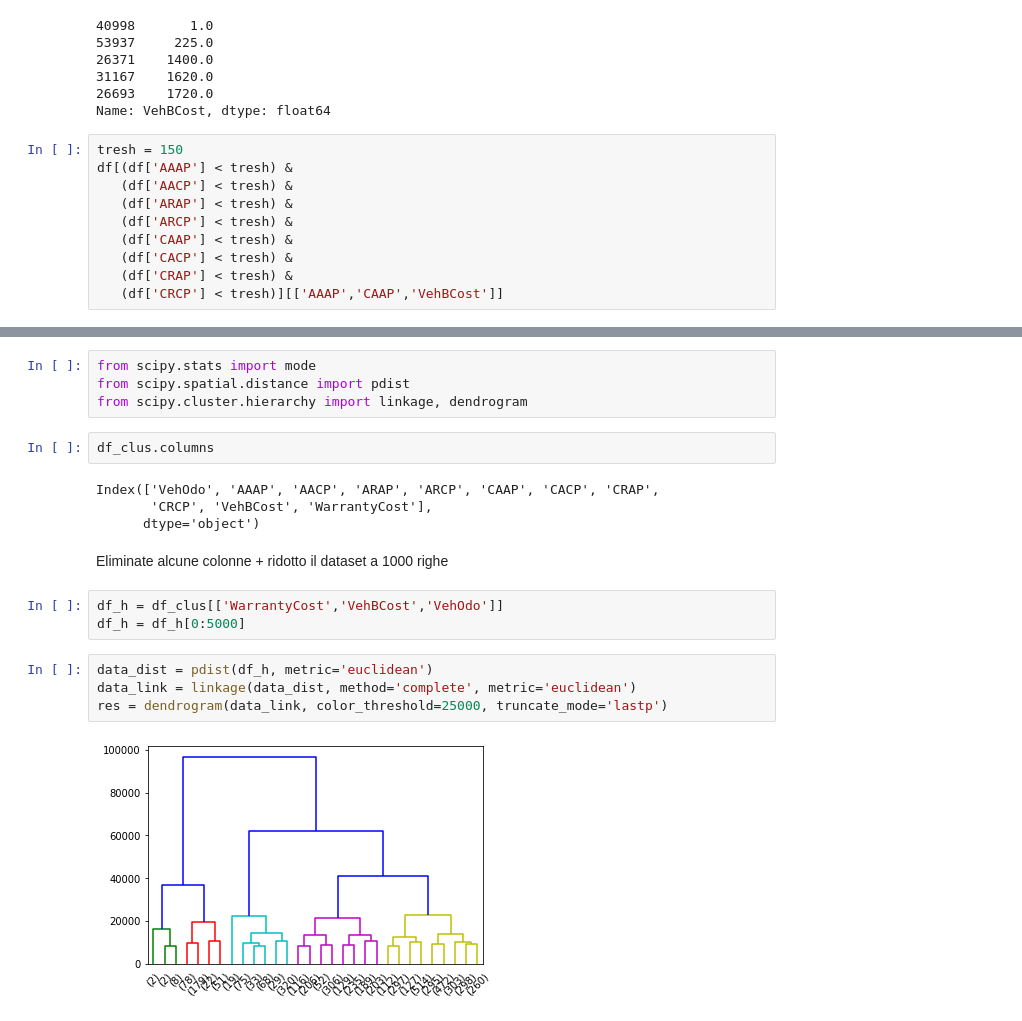
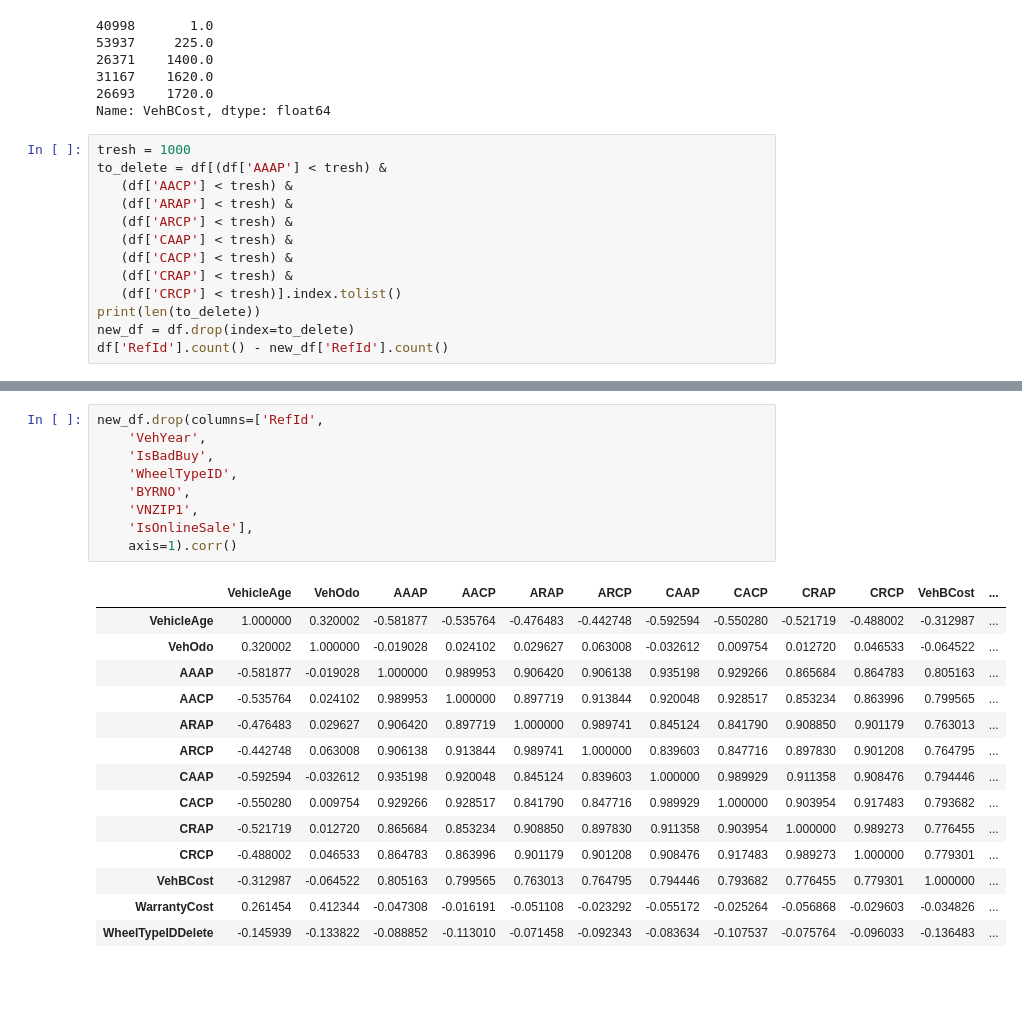
Before and after one commit to andybbruno/DataMining, a Jupyter notebook: DataUnderstanding.ipynb, the cells around one changed output, grey strips where cells are left out. Drawn from its saved outputs; the diff is of its cells as text; blank space fills up the shorter version.

```diff
--- a/DataUnderstanding.ipynb
+++ b/DataUnderstanding.ipynb
@@ -600,13 +623,16 @@ df.sort_values(['VehBCost'])['VehBCost'].head()
 26693    1720.0
 Name: VehBCost, dtype: float64
 # %%
-tresh = 150
-df[(df['AAAP'] < tresh) &
+tresh = 1000
+to_delete = df[(df['AAAP'] < tresh) &
    (df['AACP'] < tresh) &
    (df['ARAP'] < tresh) &
    (df['ARCP'] < tresh) &
    (df['CAAP'] < tresh) &
    (df['CACP'] < tresh) &
    (df['CRAP'] < tresh) &
-   (df['CRCP'] < tresh)][['AAAP','CAAP','VehBCost']]
+   (df['CRCP'] < tresh)].index.tolist()
+print(len(to_delete))
+new_df = df.drop(index=to_delete)
+df['RefId'].count() - new_df['RefId'].count()
 # %% [output]
@@ -724,21 +641,24 @@ plt.show()
-# %%
-from scipy.stats import mode
-from scipy.spatial.distance import pdist
-from scipy.cluster.hierarchy import linkage, dendrogram
-# %%
-df_clus.columns
-# %% [output]
-Index(['VehOdo', 'AAAP', 'AACP', 'ARAP', 'ARCP', 'CAAP', 'CACP', 'CRAP',
-       'CRCP', 'VehBCost', 'WarrantyCost'],
-      dtype='object')
-# %% [markdown]
-Eliminate alcune colonne + ridotto il dataset a 1000 righe
-# %%
-df_h = df_clus[['WarrantyCost','VehBCost','VehOdo']]
-df_h = df_h[0:5000]
-# %%
-data_dist = pdist(df_h, metric='euclidean')
-data_link = linkage(data_dist, method='complete', metric='euclidean')
-res = dendrogram(data_link, color_threshold=25000, truncate_mode='lastp')
-# %% [output]
-[figure, removed]
+# %%
+new_df.drop(columns=['RefId',
+    'VehYear',
+    'IsBadBuy',
+    'WheelTypeID',
+    'BYRNO',
+    'VNZIP1',
+    'IsOnlineSale'],
+    axis=1).corr()
+# %% [output]
+|  | VehicleAge | VehOdo | AAAP | AACP | ARAP | ARCP | CAAP | CACP | CRAP | CRCP | VehBCost | ... |
+| VehicleAge | 1.000000 | 0.320002 | -0.581877 | -0.535764 | -0.476483 | -0.442748 | -0.592594 | -0.550280 | -0.521719 | -0.488002 | -0.312987 | ... |
+| VehOdo | 0.320002 | 1.000000 | -0.019028 | 0.024102 | 0.029627 | 0.063008 | -0.032612 | 0.009754 | 0.012720 | 0.046533 | -0.064522 | ... |
+| AAAP | -0.581877 | -0.019028 | 1.000000 | 0.989953 | 0.906420 | 0.906138 | 0.935198 | 0.929266 | 0.865684 | 0.864783 | 0.805163 | ... |
+| AACP | -0.535764 | 0.024102 | 0.989953 | 1.000000 | 0.897719 | 0.913844 | 0.920048 | 0.928517 | 0.853234 | 0.863996 | 0.799565 | ... |
+| ARAP | -0.476483 | 0.029627 | 0.906420 | 0.897719 | 1.000000 | 0.989741 | 0.845124 | 0.841790 | 0.908850 | 0.901179 | 0.763013 | ... |
+| ARCP | -0.442748 | 0.063008 | 0.906138 | 0.913844 | 0.989741 | 1.000000 | 0.839603 | 0.847716 | 0.897830 | 0.901208 | 0.764795 | ... |
+| CAAP | -0.592594 | -0.032612 | 0.935198 | 0.920048 | 0.845124 | 0.839603 | 1.000000 | 0.989929 | 0.911358 | 0.908476 | 0.794446 | ... |
+| CACP | -0.550280 | 0.009754 | 0.929266 | 0.928517 | 0.841790 | 0.847716 | 0.989929 | 1.000000 | 0.903954 | 0.917483 | 0.793682 | ... |
+| CRAP | -0.521719 | 0.012720 | 0.865684 | 0.853234 | 0.908850 | 0.897830 | 0.911358 | 0.903954 | 1.000000 | 0.989273 | 0.776455 | ... |
+| CRCP | -0.488002 | 0.046533 | 0.864783 | 0.863996 | 0.901179 | 0.901208 | 0.908476 | 0.917483 | 0.989273 | 1.000000 | 0.779301 | ... |
+| VehBCost | -0.312987 | -0.064522 | 0.805163 | 0.799565 | 0.763013 | 0.764795 | 0.794446 | 0.793682 | 0.776455 | 0.779301 | 1.000000 | ... |
+| WarrantyCost | 0.261454 | 0.412344 | -0.047308 | -0.016191 | -0.051108 | -0.023292 | -0.055172 | -0.025264 | -0.056868 | -0.029603 | -0.034826 | ... |
+| WheelTypeIDDelete | -0.145939 | -0.133822 | -0.088852 | -0.113010 | -0.071458 | -0.092343 | -0.083634 | -0.107537 | -0.075764 | -0.096033 | -0.136483 | ... |
```
Also changed, not shown: parts of 22 cells of this notebook, 1 other file.
